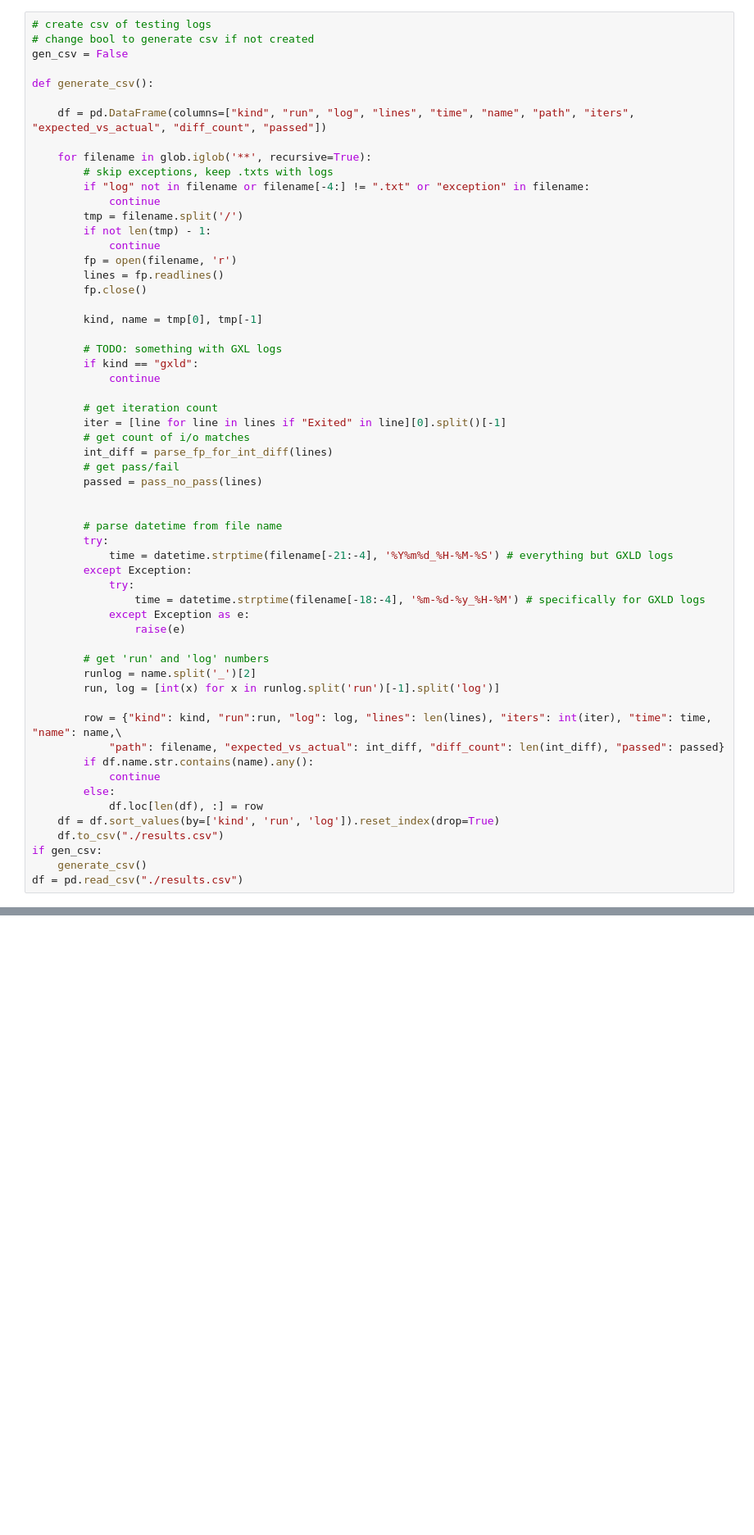
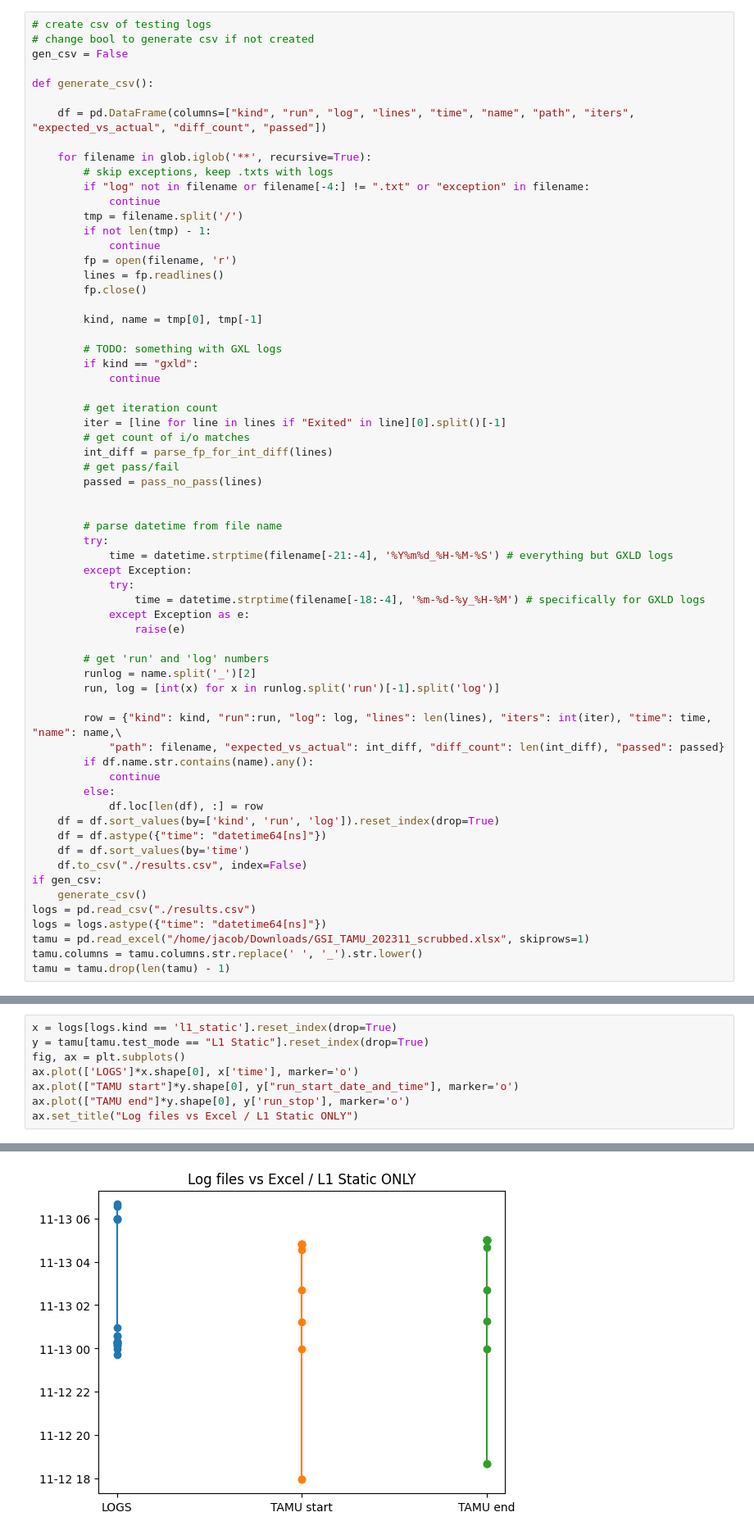
Before and after one commit to jtbenson116/radTestLogBackup, a Jupyter notebook: results.ipynb, the cells around one changed output, grey strips where cells are left out. Shown: that part at 82% size. Saved outputs shown, nothing was run; the diff lists cells and outputs as text; blank space fills up the shorter version.

```diff
--- a/results.ipynb
+++ b/results.ipynb
@@ -89,7 +92,13 @@ def generate_csv():
         else:
             df.loc[len(df), :] = row
     df = df.sort_values(by=['kind', 'run', 'log']).reset_index(drop=True)
-    df.to_csv("./results.csv")
+    df = df.astype({"time": "datetime64[ns]"})
+    df = df.sort_values(by='time')
+    df.to_csv("./results.csv", index=False)
 if gen_csv:
     generate_csv()
-df = pd.read_csv("./results.csv")
+logs = pd.read_csv("./results.csv")
+logs = logs.astype({"time": "datetime64[ns]"})
+tamu = pd.read_excel("/home/jacob/Downloads/GSI_TAMU_202311_scrubbed.xlsx", skiprows=1)
+tamu.columns = tamu.columns.str.replace(' ', '_').str.lower()
+tamu = tamu.drop(len(tamu) - 1)
@@ -120,0 +158,9 @@ df[(df.kind == "mmb_dynamic") & (df.diff_count > 0)].reset_index(drop=True)
+# %%
+x = logs[logs.kind == 'l1_static'].reset_index(drop=True)
+y = tamu[tamu.test_mode == "L1 Static"].reset_index(drop=True)
+fig, ax = plt.subplots()
+ax.plot(['LOGS']*x.shape[0], x['time'], marker='o')
+ax.plot(["TAMU start"]*y.shape[0], y["run_start_date_and_time"], marker='o')
+ax.plot(["TAMU end"]*y.shape[0], y['run_stop'], marker='o')
+ax.set_title("Log files vs Excel / L1 Static ONLY")
+# %% [output]
@@ -120,0 +168 @@ df[(df.kind == "mmb_dynamic") & (df.diff_count > 0)].reset_index(drop=True)
+[figure, added]
```
Also changed, not shown: parts of 13 cells of this notebook, 5 other files.
